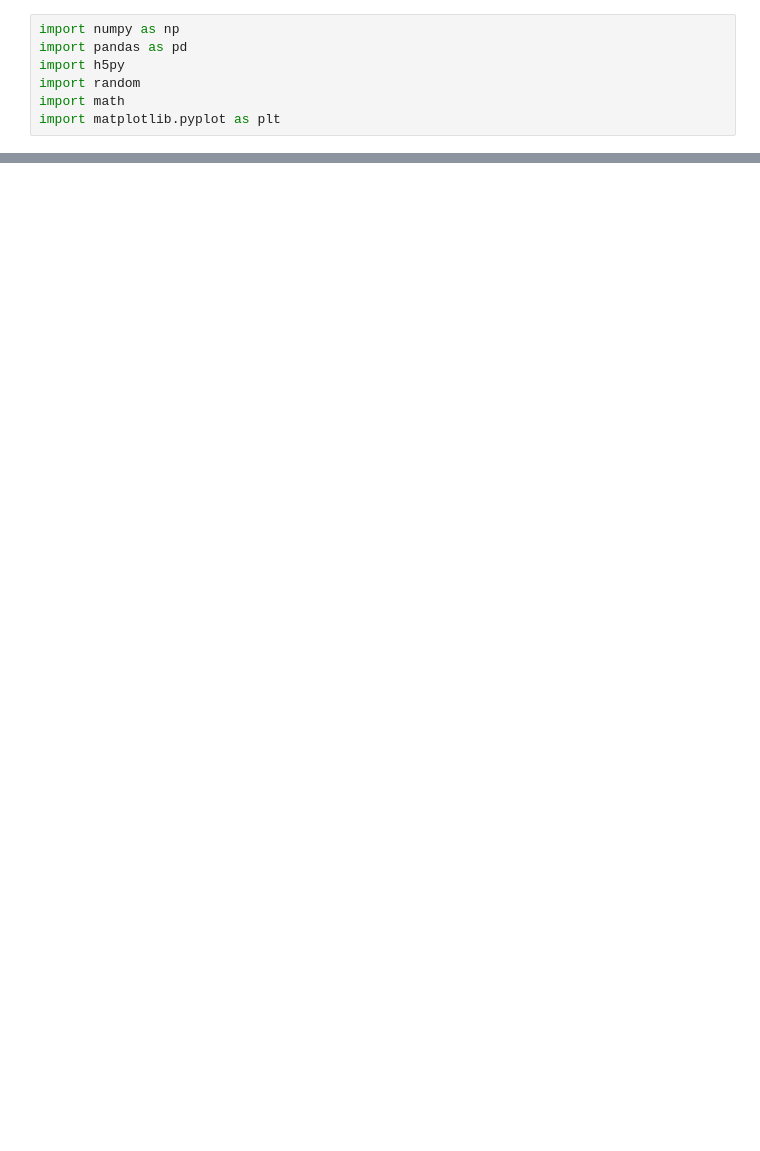
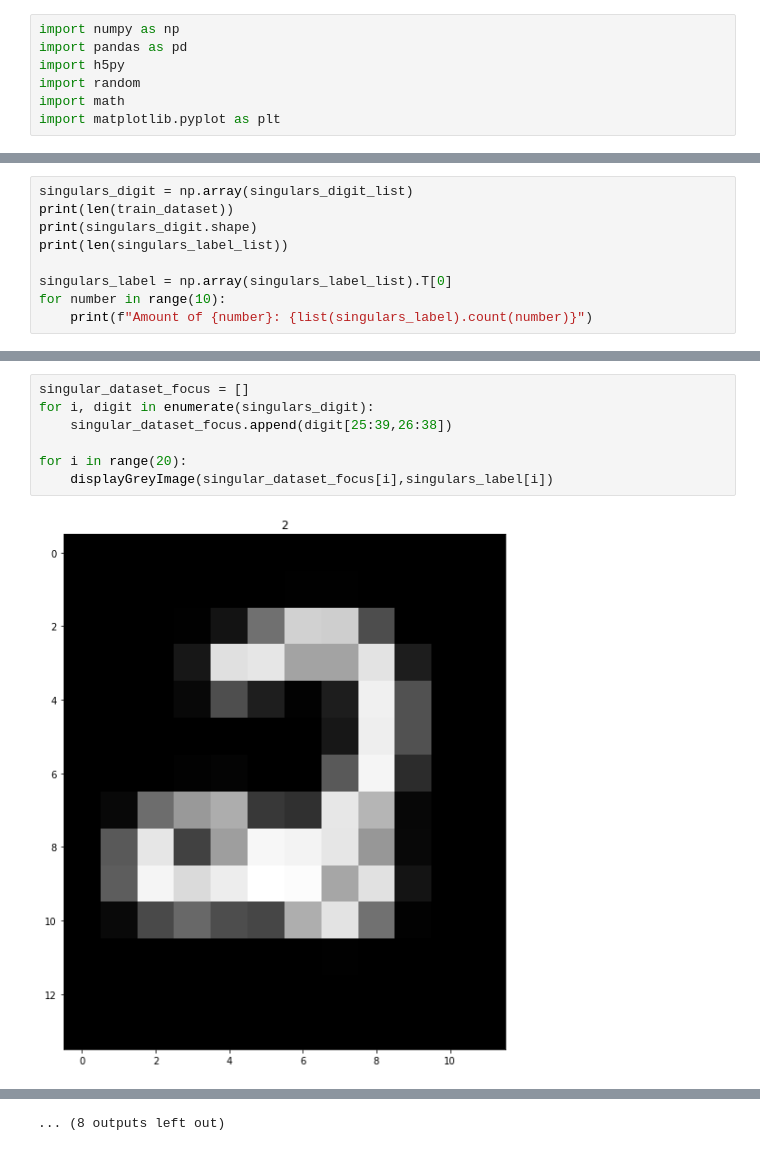
Before and after one commit to iwantadventureinthegreatwidesomewhere/Multi-Label-Classification-of-Image-Data, a Jupyter notebook: Task1.ipynb, the cells around one changed output, grey strips where cells are left out. Cells and saved outputs as stored; diff of their text form; blank space fills up the shorter version.

```diff
--- a/Task1.ipynb
+++ b/Task1.ipynb
@@ -62,0 +77,9 @@ displayGreyImage(np.squeeze(np.array(f["train_dataset"]))[3],np.squeeze(f["train
+# %%
+singulars_digit = np.array(singulars_digit_list)
+print(len(train_dataset))
+print(singulars_digit.shape)
+print(len(singulars_label_list))
+
+singulars_label = np.array(singulars_label_list).T[0]
+for number in range(10):
+    print(f"Amount of {number}: {list(singulars_label).count(number)}")
@@ -62,0 +100,9 @@ displayGreyImage(np.squeeze(np.array(f["train_dataset"]))[3],np.squeeze(f["train
+# %%
+singular_dataset_focus = []
+for i, digit in enumerate(singulars_digit):
+    singular_dataset_focus.append(digit[25:39,26:38])
+
+for i in range(20):
+    displayGreyImage(singular_dataset_focus[i],singulars_label[i])
+# %% [output]
+[figure, added]
@@ -62,0 +120 @@ displayGreyImage(np.squeeze(np.array(f["train_dataset"]))[3],np.squeeze(f["train
+... (8 outputs left out)
```
Also changed, not shown: parts of 11 cells of this notebook.
